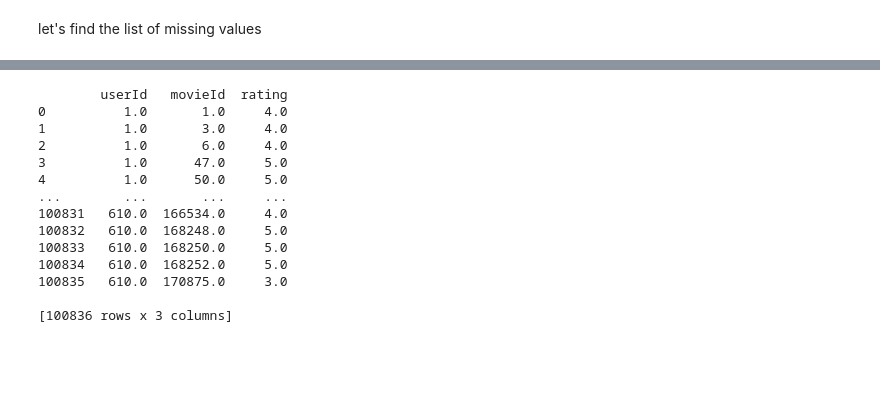
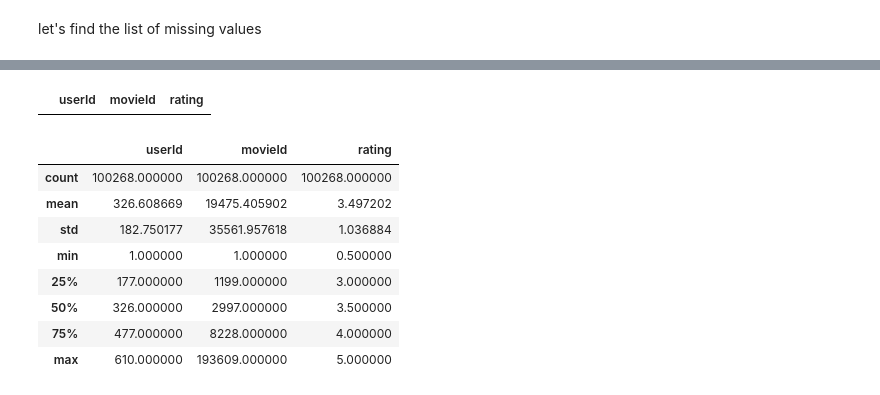
Before and after one commit to Nutdanai1221/Movie-Recommender-System, a Jupyter notebook: notebooks/movie-lens-recomendation.ipynb, the cells around one changed output, grey strips where cells are left out. Saved outputs shown, nothing was run; the diff lists cells and outputs as text; code cells hidden in the pictures; blank space fills up the shorter version.

```diff
--- a/notebooks/movie-lens-recomendation.ipynb
+++ b/notebooks/movie-lens-recomendation.ipynb
@@ -117,46 +216,16 @@ ratings[ratings['userId'] == 3.0]
-# %%
-def fill_ranges(indices, values):
-    # Initialize variables to track continuous ranges
-    start = indices[0]
-    prev = indices[0]
-    ranges = []
-
-    # Find continuous ranges of indices
-    for i in range(1, len(indices)):
-        if indices[i] != prev + 1:
-            ranges.append((start, prev))
-            start = indices[i]
-        prev = indices[i]
-    ranges.append((start, prev))
-
-    # Fill ranges with specified values
-    for i, (start, end) in enumerate(ranges):
-        fill_value = values[i % len(values)]
-        ratings.loc[start:end, 'userId'] = fill_value
-
-# List of indices
-# indices = [22, 23, 24, 25, 26, 27, 40, 41, 42, 43, 44, 45, 46, 47, 48, 49]
-
-# # Values to fill
-# values = [44, 1010101010]
-
-# Fill ranges with values
-fill_ranges(index_with_none, missing_userIds)
-
-# Print the updated DataFrame
-print(ratings)
-# %% [output]
-        userId   movieId  rating
-0          1.0       1.0     4.0
-1          1.0       3.0     4.0
-2          1.0       6.0     4.0
-3          1.0      47.0     5.0
-4          1.0      50.0     5.0
-...        ...       ...     ...
-100831   610.0  166534.0     4.0
-100832   610.0  168248.0     5.0
-100833   610.0  168250.0     5.0
-100834   610.0  168252.0     5.0
-100835   610.0  170875.0     3.0
-
-[100836 rows x 3 columns]
+# %%
+cleaned_ratings[cleaned_ratings['userId'].isna()]
+# %% [output]
+|  | userId | movieId | rating |
+# %%
+cleaned_ratings.describe()
+# %% [output]
+|  | userId | movieId | rating |
+| count | 100268.000000 | 100268.000000 | 100268.000000 |
+| mean | 326.608669 | 19475.405902 | 3.497202 |
+| std | 182.750177 | 35561.957618 | 1.036884 |
+| min | 1.000000 | 1.000000 | 0.500000 |
+| 25% | 177.000000 | 1199.000000 | 3.000000 |
+| 50% | 326.000000 | 2997.000000 | 3.500000 |
+| 75% | 477.000000 | 8228.000000 | 4.000000 |
+| max | 610.000000 | 193609.000000 | 5.000000 |
```
Also changed, not shown: parts of 11 cells of this notebook.
